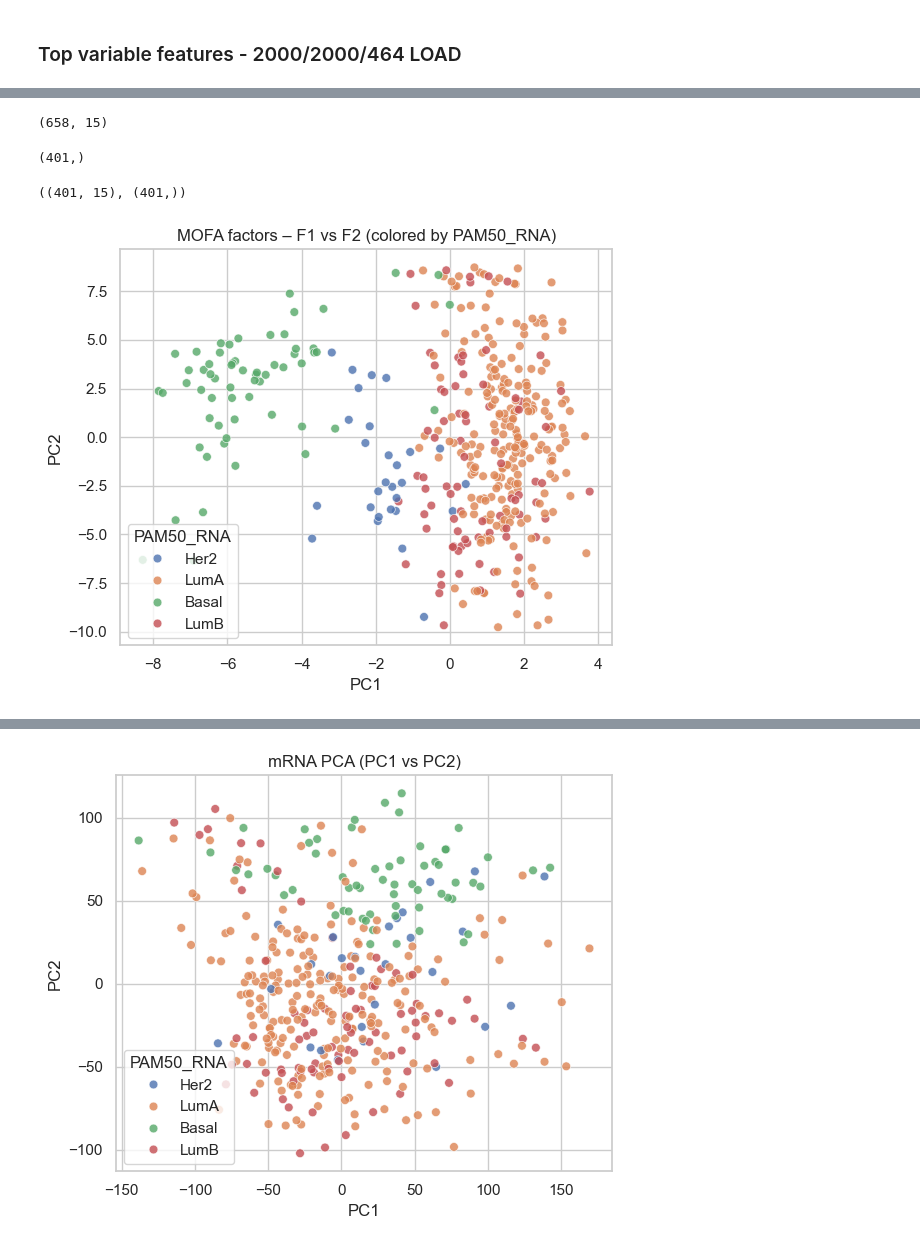
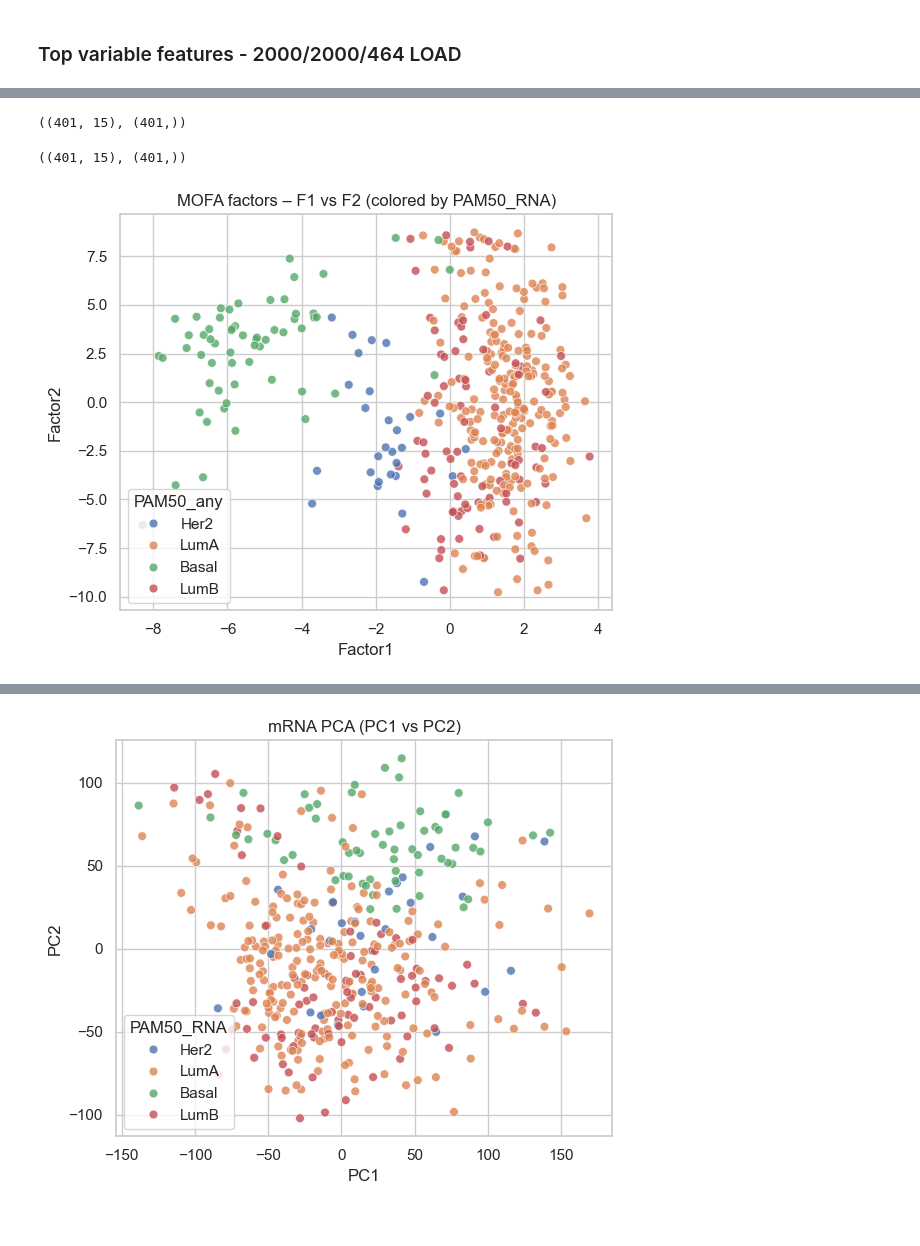
Before and after one commit to MarkoStc/ml_project2, a Jupyter notebook: code/MOFA_vs_PCA.ipynb, the cells around one changed output, grey strips where cells are left out. Drawn from its saved outputs; the diff is of its cells as text; code cells hidden in the pictures.

```diff
--- a/code/MOFA_vs_PCA.ipynb
+++ b/code/MOFA_vs_PCA.ipynb
@@ -191,6 +198,6 @@ Saved MOFA embeddings in .obsm['X_mofa'] slot and their loadings in .varm['LFs']
 # %% [markdown]
 ### Top variable features - 2000/2000/464 LOAD
 # %%
-model = mofa.mofa_model("exports/most_variable.hdf5")
+model = mofa.mofa_model("exports/most_variable1.hdf5")
 model
 # %% [output]
@@ -208,24 +211,24 @@ mofa.plot_r2(model, x='View', vmax=15)
-# %%
-x = mdata.obsm["X_mofa"]
-x.shape
-# %% [output]
-(658, 15)
-# %%
-X_mofa = mdata.obsm["X_mofa"]           # shape (N_all, 15)
-
-mofa_scores = pd.DataFrame(
-    X_mofa,
-    index=mdata.obs.index,              # sample IDs
-    columns=[f"PC{i+1}" for i in range(X_mofa.shape[1])]  # treat factors as PC1..PC15
-)
-
-mofa_scores.shape
-mofa_scores_f = mofa_scores.copy()
-mofa_scores_f.columns = [f"Factor{i+1}" for i in range(X_mofa.shape[1])]
-pam_mofa = pam_df["mRNA"].rename("PAM50_RNA")  # or any column you prefer
-pam_mofa.shape
-# %% [output]
-(401,)
+# %%
+# Get factors as a DataFrame (rows = samples, cols = Factor1..K)
+# If you know you have exactly 15 factors:
+mofa_scores = model.get_factors(factors=range(15), df=True)
+
+# Just in case column names are not already Factor1..FactorK
+mofa_scores.columns = [f"Factor{i+1}" for i in range(mofa_scores.shape[1])]
+
+# Use PAM50_any labels we built before
+pam_mofa = pam_401.copy()
+pam_mofa.name = "PAM50_any"
+
+# Keep only samples that have both MOFA factors and PAM50 labels
+common = mofa_scores.index.intersection(pam_mofa.index)
+mofa_scores_401 = mofa_scores.loc[common]
+pam_mofa_401    = pam_mofa.loc[common]
+pam_mofa_401.name = "PAM50_any"
+
+mofa_scores_401.shape, pam_mofa_401.shape
+# %% [output]
+((401, 15), (401,))
 # %%
 # pam_mofa already has length 401
 # make sure we only keep samples that exist in both objects
@@ -242,10 +243,10 @@ X_mofa_inter =
 # %%
-plot_pca_2d(
-    mofa_scores,
-    labels=pam_mofa,
-    x_pc=1,
-    y_pc=2,
+plot_mofa_2d(
+    mofa_scores_401,
+    labels=pam_mofa_401,
+    x_f=1,
+    y_f=2,
     title="MOFA factors – F1 vs F2 (colored by PAM50_RNA)",
 )
 # %% [output]
-[figure, old version]
+[figure, new version]
```
Also changed, not shown: parts of 18 cells of this notebook, 3 other files.
